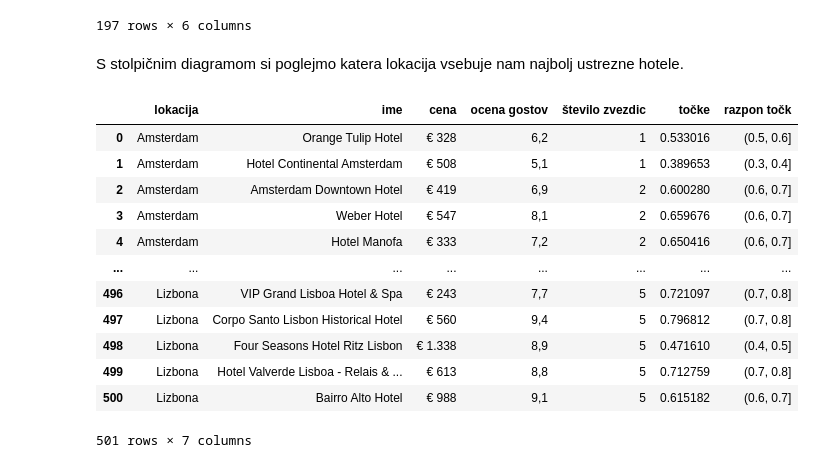
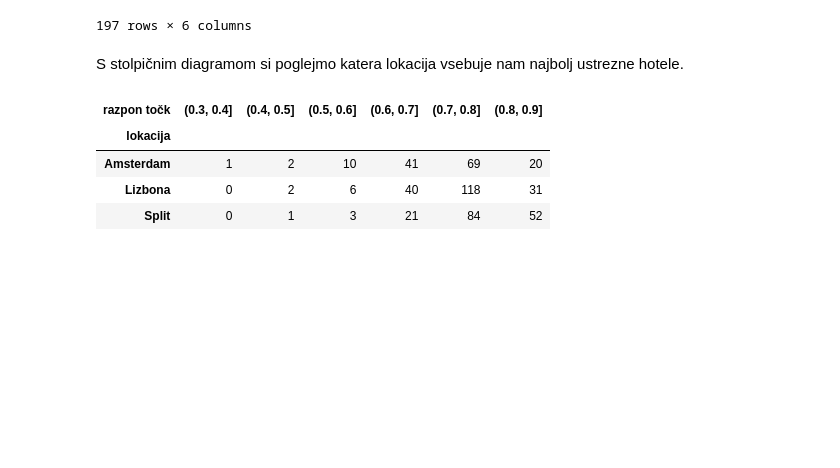
Before and after one commit to MiaCakarova/ProjektnaNaloga_AnalizaHotelovBooking, a Jupyter notebook: analiza_podatkov.ipynb, the cells around one changed output. Cells and saved outputs as stored; diff of their text form; code cells hidden in the pictures; blank space fills up the shorter version.

Commit message:
razponi točk za vsako lokacijo

```diff
--- a/analiza_podatkov.ipynb
+++ b/analiza_podatkov.ipynb
@@ -370,22 +370,17 @@ S stolpičnim diagramom si poglejmo katera lokacija vsebuje nam najbolj ustrezne
 # %%
 # Združimo tabele v eno
 skupna_tabela = pd.concat([amsterdam, split, lizbona], ignore_index=True)
 
 # Razporedimo hotele v razpone glede na točke
 skupna_tabela['razpon točk'] = pd.cut(skupna_tabela['točke'], bins=[0.3, 0.4, 0.5, 0.6, 0.7, 0.8, 0.9]) # iz zgornjih tabel opazimo, da noben hotel nima manj kot 0.3 točk oz več kot 0.9 točk
 
-skupna_tabela
+# Preštejmo število hotelov v vsakem razponu za vsako lokacijo
+razporejeni_hoteli = skupna_tabela.groupby(['lokacija', 'razpon točk'], observed=True).size().unstack(fill_value=0)
+
+razporejeni_hoteli
 # %% [output]
-|  | lokacija | ime | cena | ocena gostov | število zvezdic | točke | razpon točk |
-| 0 | Amsterdam | Orange Tulip Hotel | € 328 | 6,2 | 1 | 0.533016 | (0.5, 0.6] |
-| 1 | Amsterdam | Hotel Continental Amsterdam | € 508 | 5,1 | 1 | 0.389653 | (0.3, 0.4] |
-| 2 | Amsterdam | Amsterdam Downtown Hotel | € 419 | 6,9 | 2 | 0.600280 | (0.6, 0.7] |
-| 3 | Amsterdam | Weber Hotel | € 547 | 8,1 | 2 | 0.659676 | (0.6, 0.7] |
-| 4 | Amsterdam | Hotel Manofa | € 333 | 7,2 | 2 | 0.650416 | (0.6, 0.7] |
-| ... | ... | ... | ... | ... | ... | ... | ... |
-| 496 | Lizbona | VIP Grand Lisboa Hotel & Spa | € 243 | 7,7 | 5 | 0.721097 | (0.7, 0.8] |
-| 497 | Lizbona | Corpo Santo Lisbon Historical Hotel | € 560 | 9,4 | 5 | 0.796812 | (0.7, 0.8] |
-| 498 | Lizbona | Four Seasons Hotel Ritz Lisbon | € 1.338 | 8,9 | 5 | 0.471610 | (0.4, 0.5] |
-| 499 | Lizbona | Hotel Valverde Lisboa - Relais & ... | € 613 | 8,8 | 5 | 0.712759 | (0.7, 0.8] |
-| 500 | Lizbona | Bairro Alto Hotel | € 988 | 9,1 | 5 | 0.615182 | (0.6, 0.7] |
+| razpon točk | (0.3, 0.4] | (0.4, 0.5] | (0.5, 0.6] | (0.6, 0.7] | (0.7, 0.8] | (0.8, 0.9] |
+| lokacija |  |  |  |  |  |  |
+| Amsterdam | 1 | 2 | 10 | 41 | 69 | 20 |
+| Lizbona | 0 | 2 | 6 | 40 | 118 | 31 |
+| Split | 0 | 1 | 3 | 21 | 84 | 52 |
-501 rows × 7 columns
```
